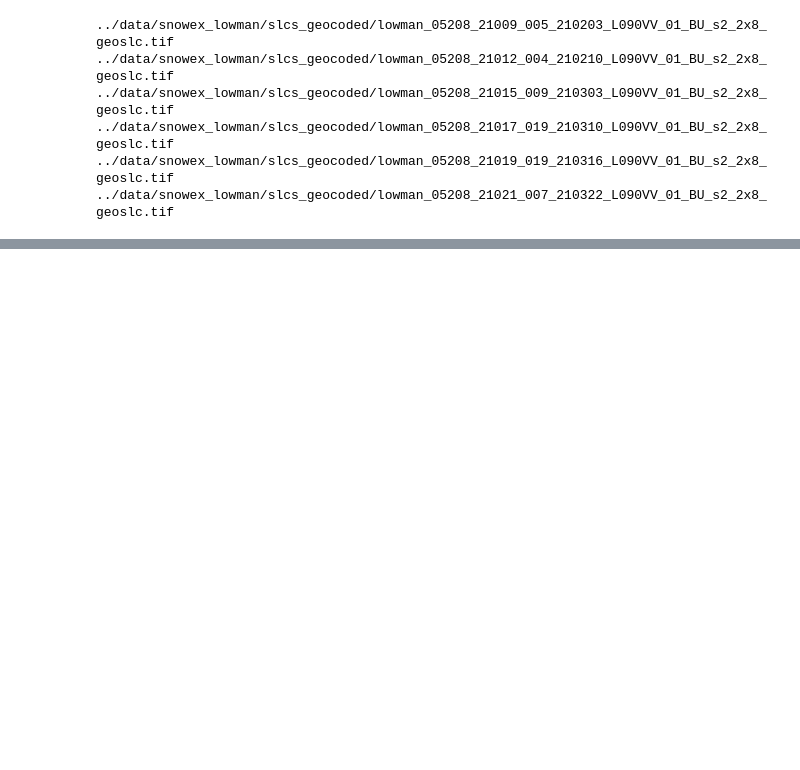
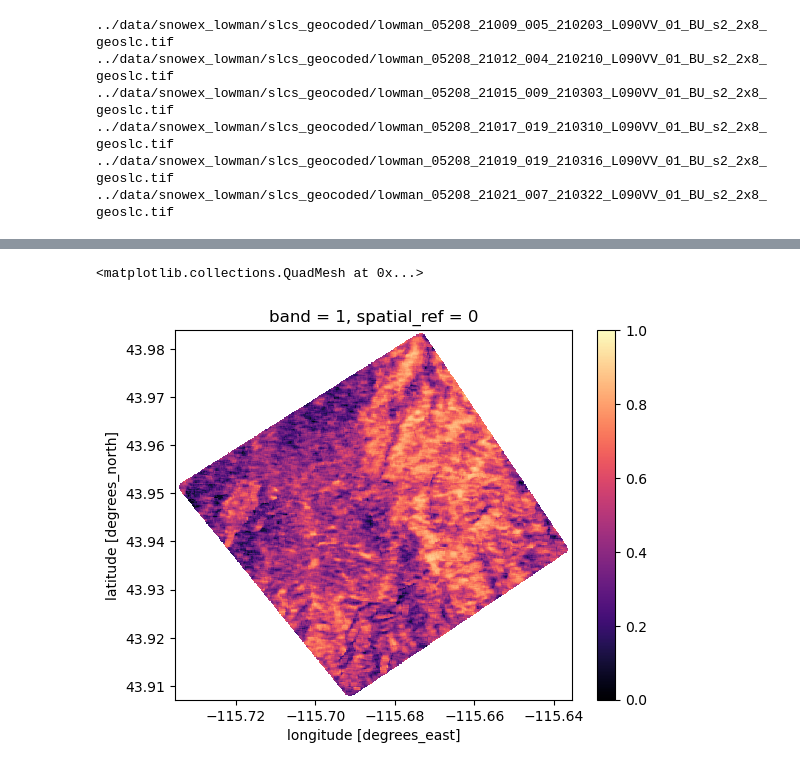
Before and after one commit to julober/snowex_uavsar_coherence, a Jupyter notebook: notebooks/geocoded_coherence.ipynb, the cells around one changed output, grey strips where cells are left out. Cells and saved outputs as stored; diff of their text form; code cells hidden in the pictures; blank space fills up the shorter version.

```diff
--- a/notebooks/geocoded_coherence.ipynb
+++ b/notebooks/geocoded_coherence.ipynb
@@ -84,0 +194,8 @@ plot_coherence_matrix(coherence_matrix)
+# %%
+# clip data to the size of the dem
+coh_spatial = stack[0].copy(data = coherences[0])
+print(coh_spatial)
+clipped = coh_spatial.rio.reproject_match(reprojected_dem, nodata = np.nan)
+clipped = clipped.where(~np.isnan(reprojected_dem))
+# for i in range(len(stack)) :
+#     stack[i] = stack[i].reproject_match(dem)
@@ -84,0 +221,5 @@ plot_coherence_matrix(coherence_matrix)
+# %%
+clipped.real.plot(cmap = 'magma', vmin=0, vmax = 1)
+# %% [output]
+<matplotlib.collections.QuadMesh at 0x...>
+[figure, added]
```
Also changed, not shown: parts of 9 cells of this notebook, 1 other file.
